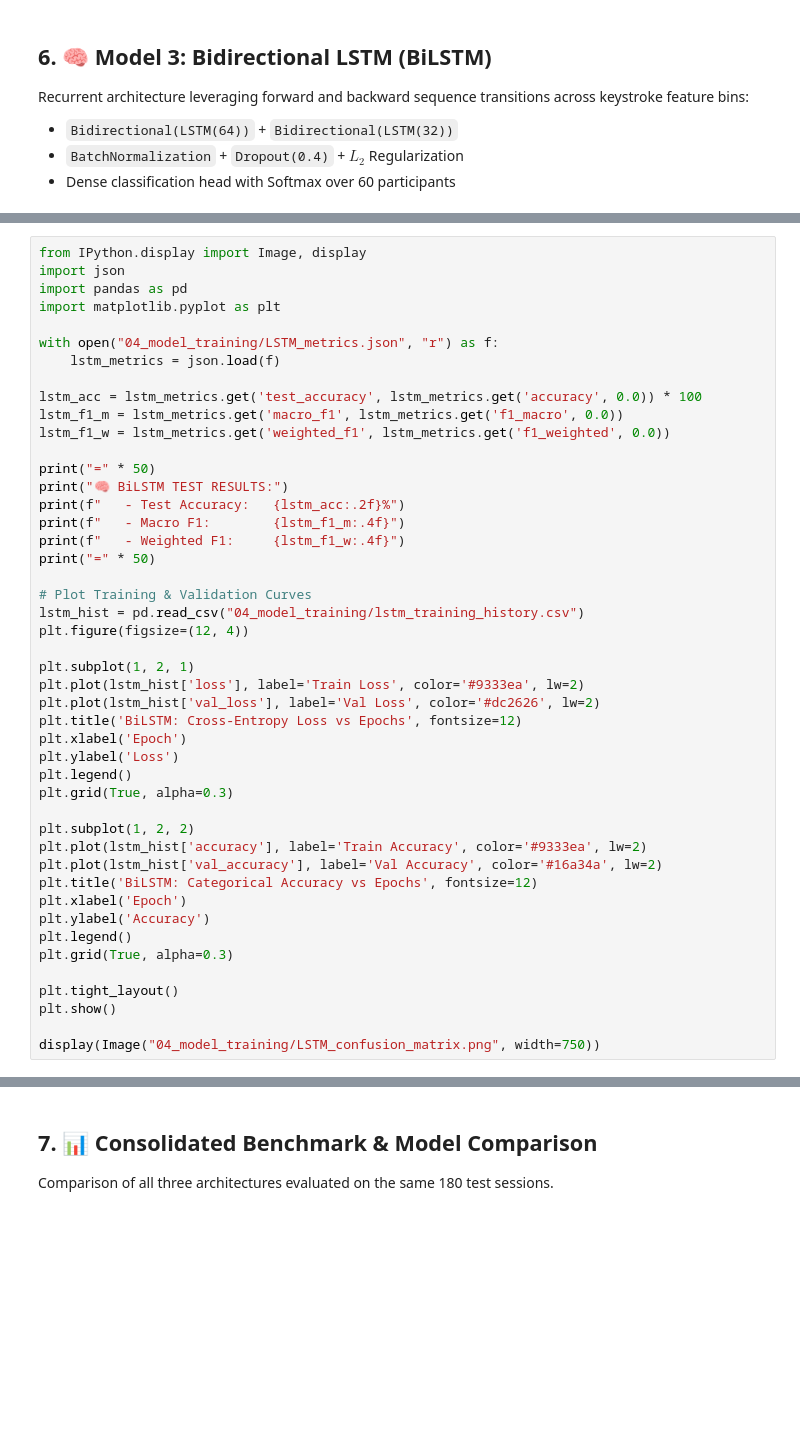
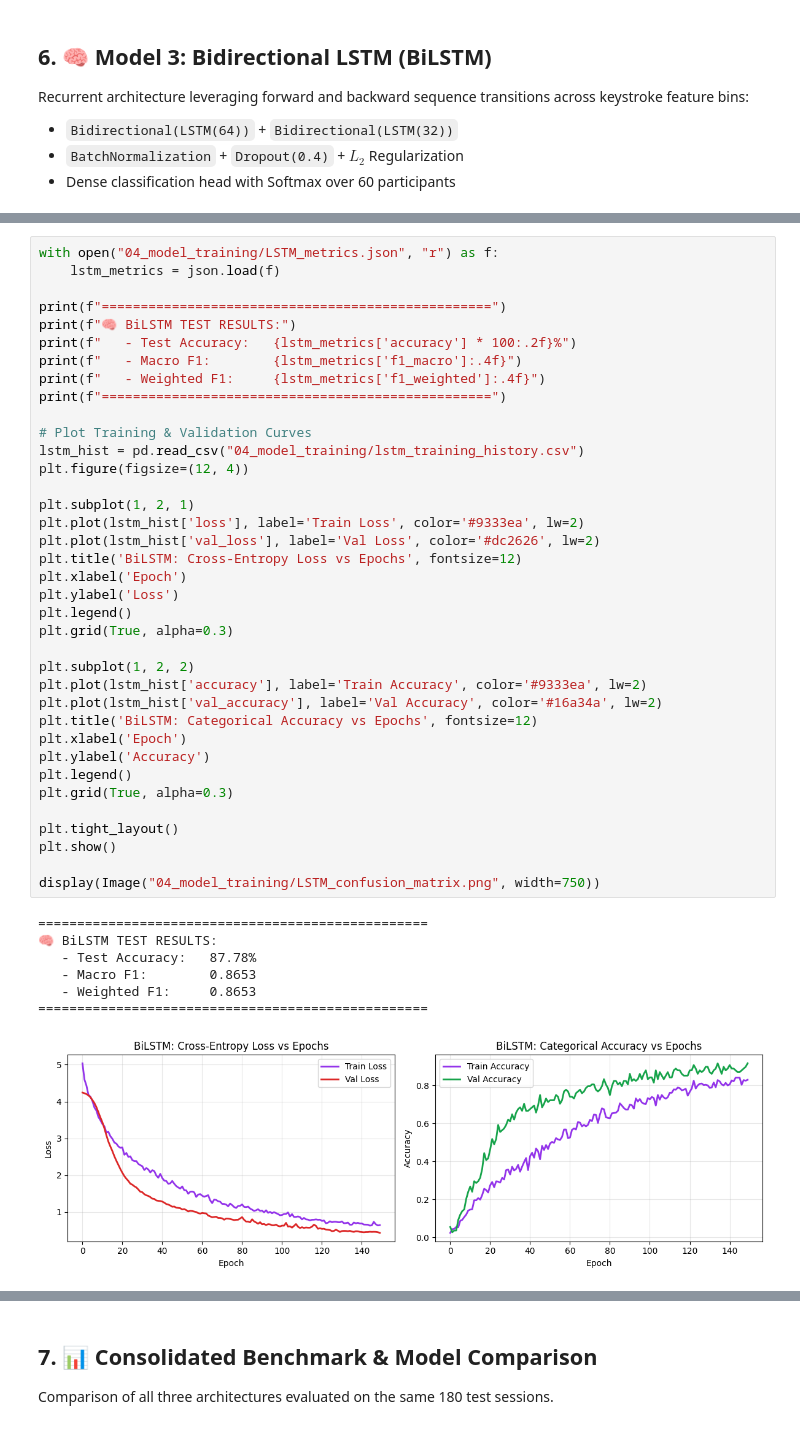
Before and after one commit to itsrashedsatter/thesis-on-keystroke-dynamics-authentication, a Jupyter notebook: keystroke_dynamics_pipeline.ipynb, the cells around one changed output, grey strips where cells are left out. Cells and saved outputs as stored; diff of their text form; blank space fills up the shorter version.

```diff
--- a/keystroke_dynamics_pipeline.ipynb
+++ b/keystroke_dynamics_pipeline.ipynb
@@ -170,46 +267,45 @@ Recurrent architecture leveraging forward and backward sequence transitions acro
 # %%
-from IPython.display import Image, display
-import json
-import pandas as pd
-import matplotlib.pyplot as plt
-
 with open("04_model_training/LSTM_metrics.json", "r") as f:
     lstm_metrics = json.load(f)
 
-lstm_acc = lstm_metrics.get('test_accuracy', lstm_metrics.get('accuracy', 0.0)) * 100
-lstm_f1_m = lstm_metrics.get('macro_f1', lstm_metrics.get('f1_macro', 0.0))
-lstm_f1_w = lstm_metrics.get('weighted_f1', lstm_metrics.get('f1_weighted', 0.0))
-
-print("=" * 50)
-print("🧠 BiLSTM TEST RESULTS:")
-print(f"   - Test Accuracy:   {lstm_acc:.2f}%")
-print(f"   - Macro F1:        {lstm_f1_m:.4f}")
-print(f"   - Weighted F1:     {lstm_f1_w:.4f}")
-print("=" * 50)
+print(f"==================================================")
+print(f"🧠 BiLSTM TEST RESULTS:")
+print(f"   - Test Accuracy:   {lstm_metrics['accuracy'] * 100:.2f}%")
+print(f"   - Macro F1:        {lstm_metrics['f1_macro']:.4f}")
+print(f"   - Weighted F1:     {lstm_metrics['f1_weighted']:.4f}")
+print(f"==================================================")
 
 # Plot Training & Validation Curves
 lstm_hist = pd.read_csv("04_model_training/lstm_training_history.csv")
 plt.figure(figsize=(12, 4))
 
 plt.subplot(1, 2, 1)
 plt.plot(lstm_hist['loss'], label='Train Loss', color='#9333ea', lw=2)
 plt.plot(lstm_hist['val_loss'], label='Val Loss', color='#dc2626', lw=2)
 plt.title('BiLSTM: Cross-Entropy Loss vs Epochs', fontsize=12)
 plt.xlabel('Epoch')
 plt.ylabel('Loss')
 plt.legend()
 plt.grid(True, alpha=0.3)
 
 plt.subplot(1, 2, 2)
 plt.plot(lstm_hist['accuracy'], label='Train Accuracy', color='#9333ea', lw=2)
 plt.plot(lstm_hist['val_accuracy'], label='Val Accuracy', color='#16a34a', lw=2)
 plt.title('BiLSTM: Categorical Accuracy vs Epochs', fontsize=12)
 plt.xlabel('Epoch')
 plt.ylabel('Accuracy')
 plt.legend()
 plt.grid(True, alpha=0.3)
 
 plt.tight_layout()
 plt.show()
 
 display(Image("04_model_training/LSTM_confusion_matrix.png", width=750))
+# %% [output]
+==================================================
+🧠 BiLSTM TEST RESULTS:
+   - Test Accuracy:   87.78%
+   - Macro F1:        0.8653
+   - Weighted F1:     0.8653
+==================================================
+[figure, added]
```
Also changed, not shown: parts of 11 cells of this notebook.
